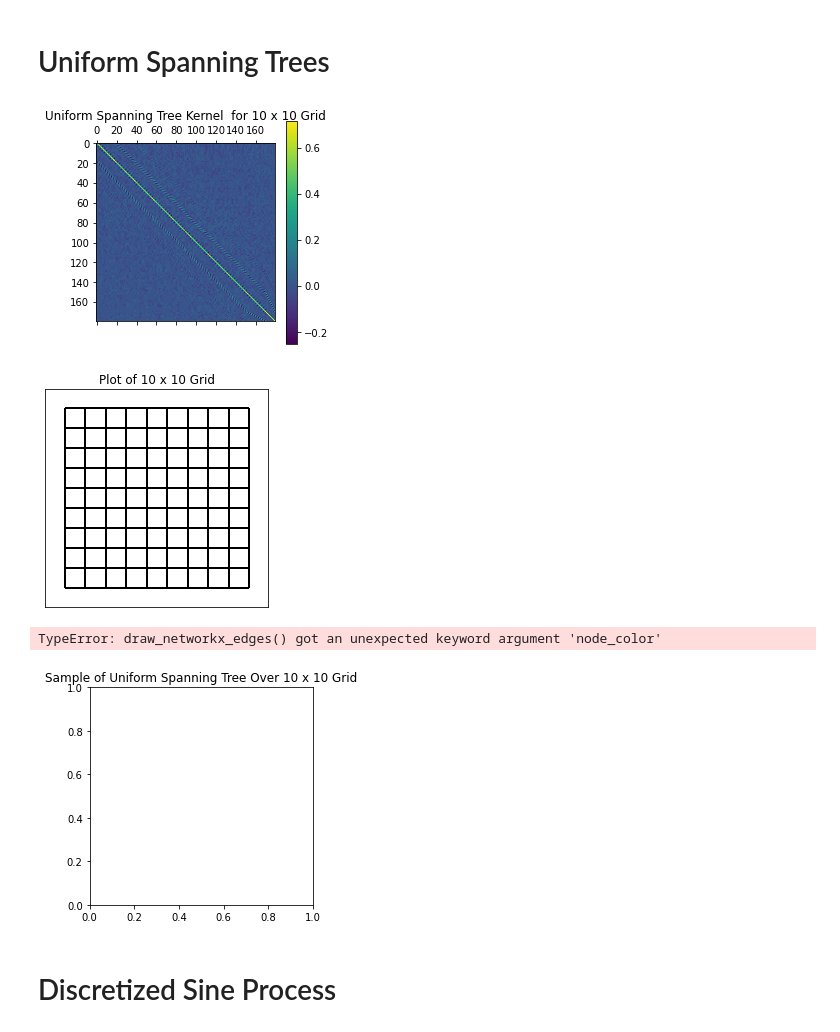
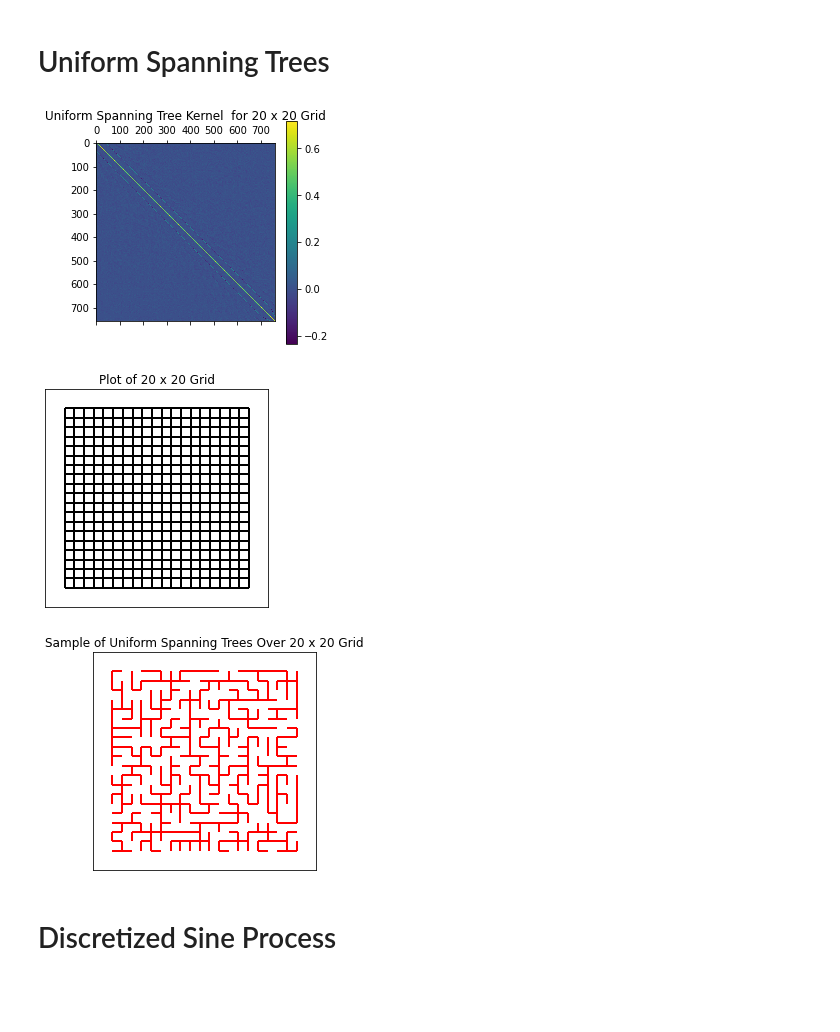
Before and after one commit to SamKirkiles/Determinantal-Point-Process-Sampling, a Jupyter notebook: Determinantal Point Processes.ipynb, the cells around one changed output. Drawn from its saved outputs; the diff is of its cells as text; code cells hidden in the pictures; blank space fills up the shorter version.

```diff
--- a/Determinantal Point Processes.ipynb
+++ b/Determinantal Point Processes.ipynb
@@ -37,7 +39,7 @@ def sampling_algorithm_2():
 # %% [markdown]
 # Uniform Spanning Trees
 # %%
-grid_dims = 10
+grid_dims = 20
 
 # Create a grid with dimension grid_dims x grid_dims
 G = grid_graph(dim=(grid_dims, grid_dims))
@@ -65,25 +67,24 @@ nx.draw_networkx_edges(
 )
 plt.show()
 # %% [output]
-[figure, old version]
+[figure, new version]
-[figure, old version]
+[figure, new version]
 # %%
 # Sample from the point process
 
 samples,_ = sampling_algorithm_1(K)
 
 plt.figure(3,figsize=(4,4))
-plt.title("Sample of Uniform Spanning Tree Over %d x %d Grid" % (grid_dims, grid_dims))
+plt.title("Sample of Uniform Spanning Trees Over %d x %d Grid" % (grid_dims, grid_dims))
 nx.draw_networkx_edges(
     G,
     pos=pos,
     width=weights,
     edgelist = [edge for i,edge in enumerate(G.edges()) if i in samples],
-    node_color='red'
+    edge_color='red'
 )
 plt.show()
 # %% [output]
-TypeError: draw_networkx_edges() got an unexpected keyword argument 'node_color'
-[figure, old version]
+[figure, new version]
 # %% [markdown]
 # Discretized Sine Process
```
Also changed, not shown: parts of 2 cells of this notebook.
